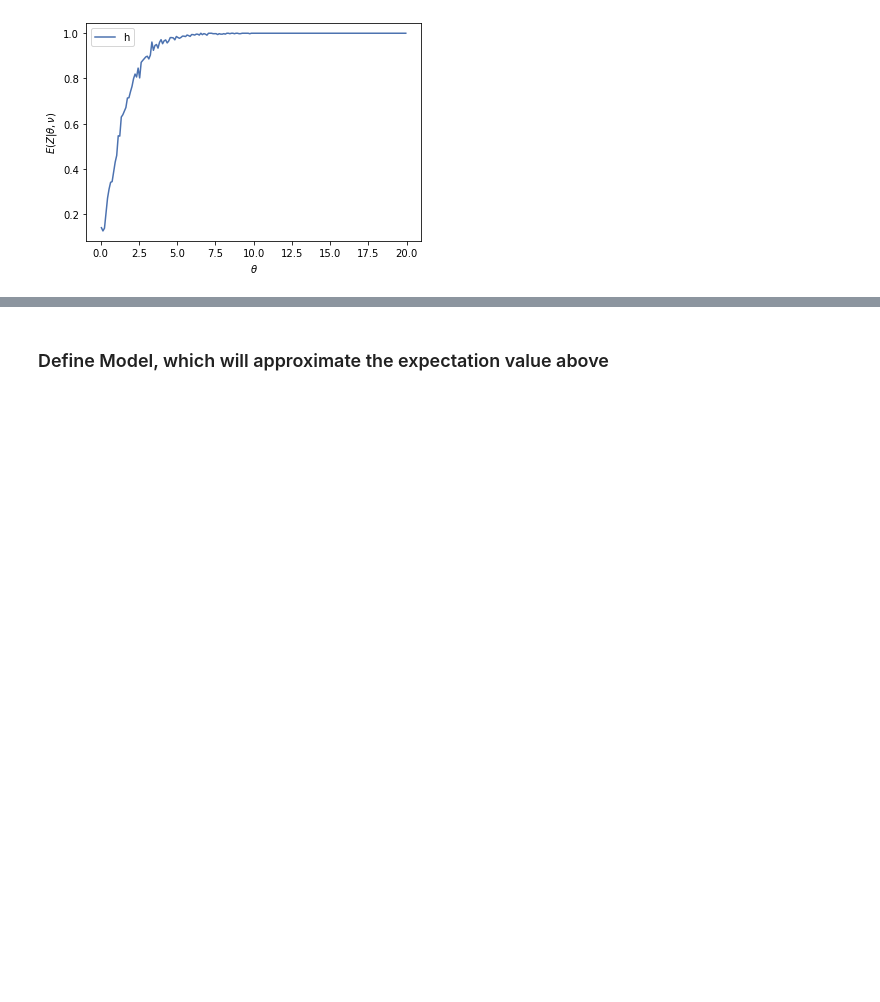
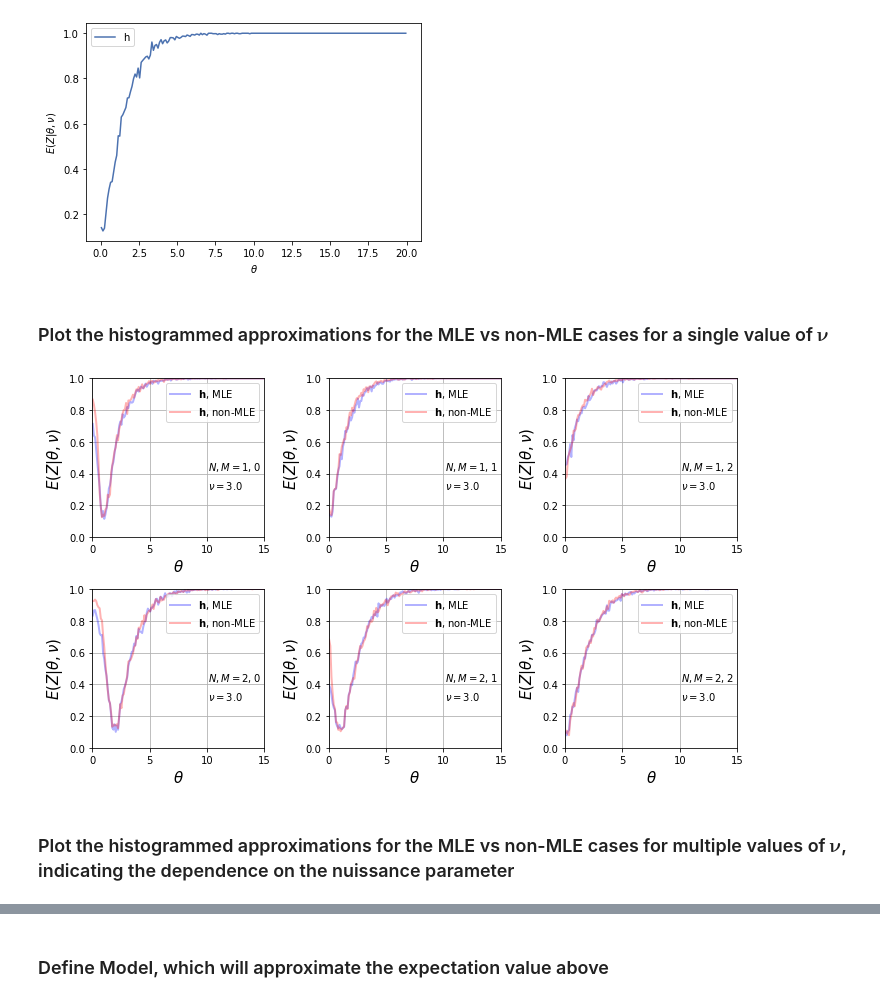
Before and after one commit to AliAlkadhim/LFI_HEP, a Jupyter notebook: Nov.ipynb, the cells around one changed output, grey strips where cells are left out. Cells and saved outputs as stored; diff of their text form; code cells hidden in the pictures; blank space fills up the shorter version.

```diff
--- a/Nov.ipynb
+++ b/Nov.ipynb
@@ -576,3 +576,5 @@ fig= plt.figure();ax=fig.add_subplot()
 plot_one_hist(Bprime=100000, thetamin=0,thetamax=20, nu=3,N=1,M=1,MLE=True, nbins=200, ax=ax)
 # %% [output]
 [figure]
+# %% [markdown]
+### Plot the histogrammed approximations for the MLE vs non-MLE cases for a single value of $\mathbf{\nu}$
@@ -579 +650,8 @@ plot_one_hist(Bprime=100000, thetamin=0,thetamax=20, nu=3,N=1,M=1,MLE=True, nbin
+# %%
+D = [ (N, M) for N in range(1,3) for M in range(3)]
+plot_data_one_nu(Bprime=100000, thetamin=0, thetamax=20, nu=3, D=D, MLE=True)
+# %% [output]
+[figure, added]
+# %% [markdown]
+### Plot the histogrammed approximations for the MLE vs non-MLE cases for multiple values of $\mathbf{\nu}$, indicating the dependence on the nuissance parameter
 # %%
```
Also changed, not shown: parts of 14 cells of this notebook.
